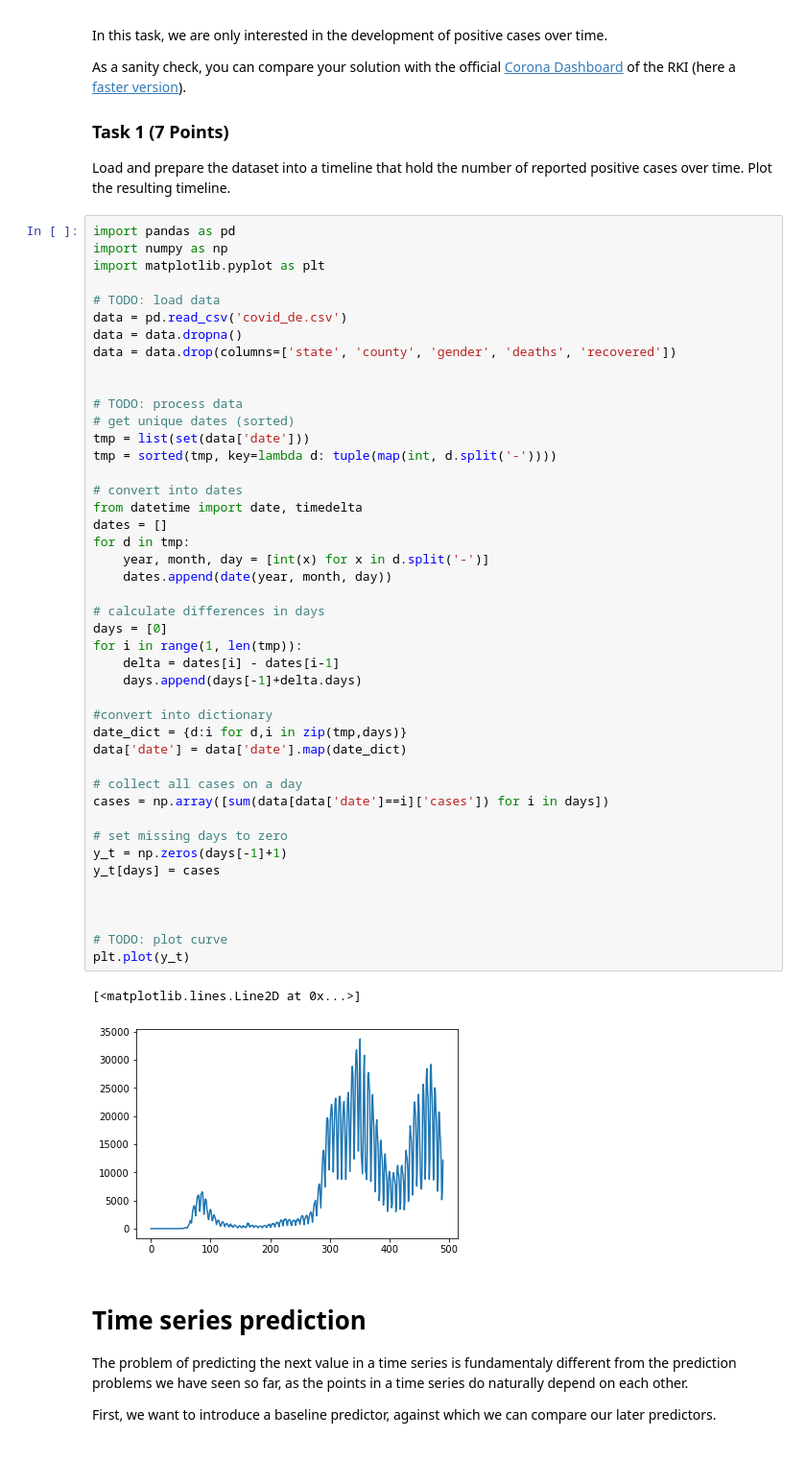
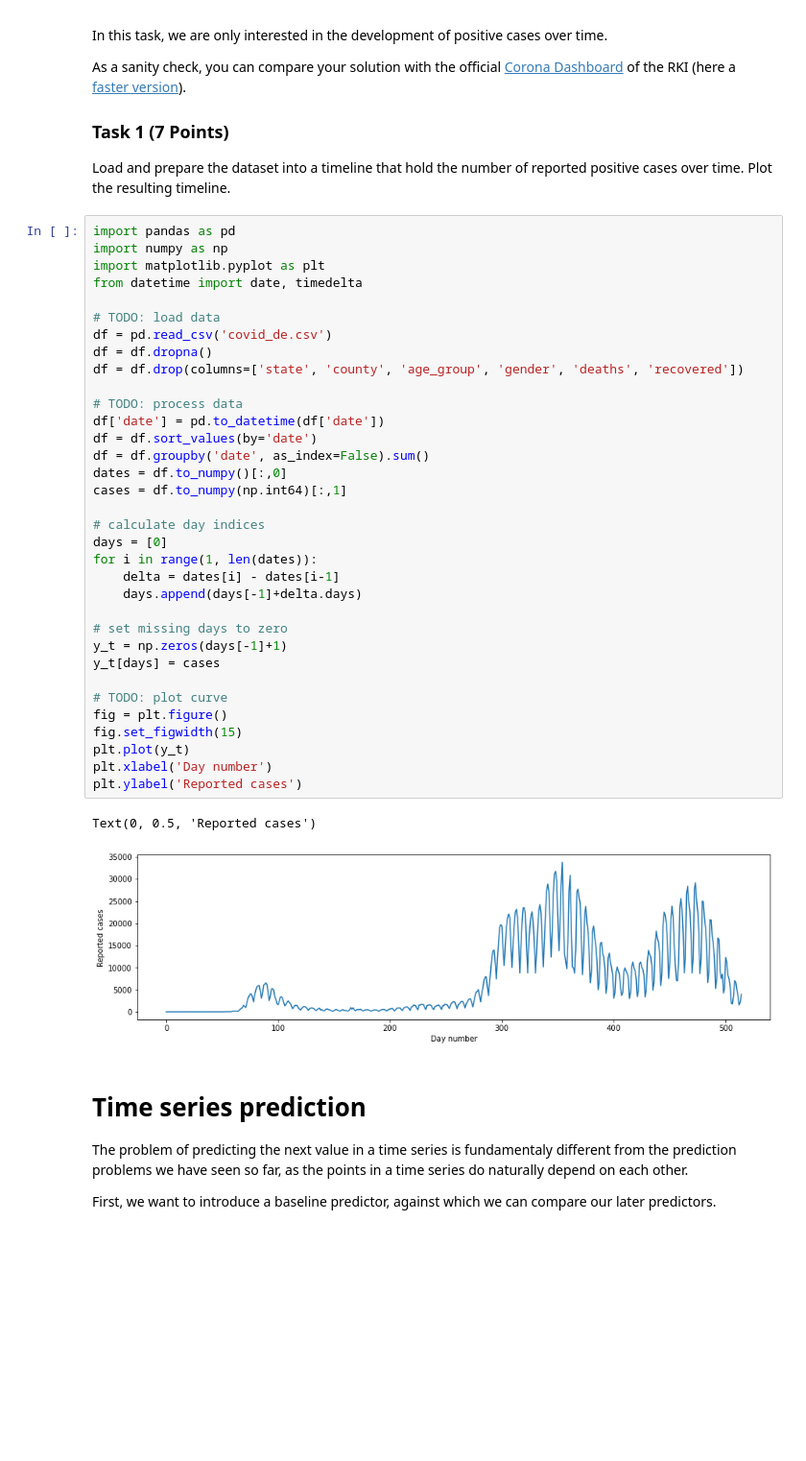
Before and after one commit to matthiasware/AGDML, a Jupyter notebook: exercise_6/solution.ipynb, the cells around one changed output. Shown: that part at 96% size. Cells and saved outputs as stored; diff of their text form; blank space fills up the shorter version.

```diff
--- a/exercise_6/solution.ipynb
+++ b/exercise_6/solution.ipynb
@@ -42,50 +42,40 @@ Plot the resulting timeline.
 # %%
 import pandas as pd
 import numpy as np
 import matplotlib.pyplot as plt
+from datetime import date, timedelta
 
 # TODO: load data
-data = pd.read_csv('covid_de.csv')
-data = data.dropna()
-data = data.drop(columns=['state', 'county', 'gender', 'deaths', 'recovered'])
-
+df = pd.read_csv('covid_de.csv')
+df = df.dropna()
+df = df.drop(columns=['state', 'county', 'age_group', 'gender', 'deaths', 'recovered'])
 
 # TODO: process data
-# get unique dates (sorted)
-tmp = list(set(data['date']))
-tmp = sorted(tmp, key=lambda d: tuple(map(int, d.split('-'))))
+df['date'] = pd.to_datetime(df['date'])
+df = df.sort_values(by='date')
+df = df.groupby('date', as_index=False).sum()
+dates = df.to_numpy()[:,0]
+cases = df.to_numpy(np.int64)[:,1]
 
-# convert into dates
-from datetime import date, timedelta
-dates = []
-for d in tmp:
-    year, month, day = [int(x) for x in d.split('-')]
-    dates.append(date(year, month, day))
-
-# calculate differences in days
+# calculate day indices
 days = [0]
-for i in range(1, len(tmp)):
+for i in range(1, len(dates)):
     delta = dates[i] - dates[i-1]
     days.append(days[-1]+delta.days)
-
-#convert into dictionary
-date_dict = {d:i for d,i in zip(tmp,days)}
-data['date'] = data['date'].map(date_dict)
-
-# collect all cases on a day
-cases = np.array([sum(data[data['date']==i]['cases']) for i in days])
 
 # set missing days to zero
 y_t = np.zeros(days[-1]+1)
 y_t[days] = cases
 
-
-
 # TODO: plot curve
+fig = plt.figure()
+fig.set_figwidth(15)
 plt.plot(y_t)
+plt.xlabel('Day number')
+plt.ylabel('Reported cases')
 # %% [output]
-[<matplotlib.lines.Line2D at 0x...>]
+Text(0, 0.5, 'Reported cases')
-[figure, old version]
+[figure, new version]
 # %% [markdown]
 # Time series prediction
 
```
Also changed, not shown: parts of 14 cells of this notebook, 20 other files.
